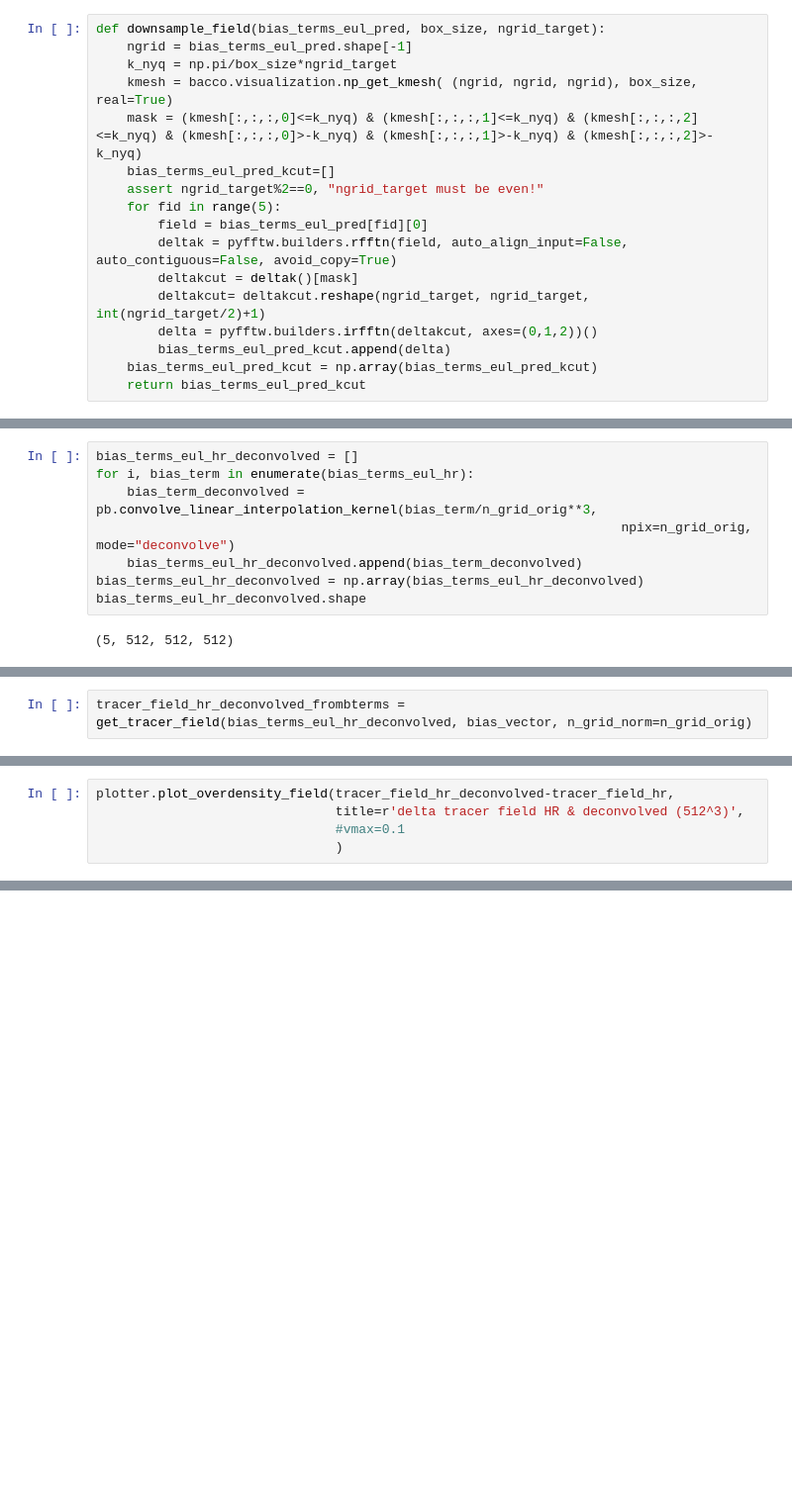
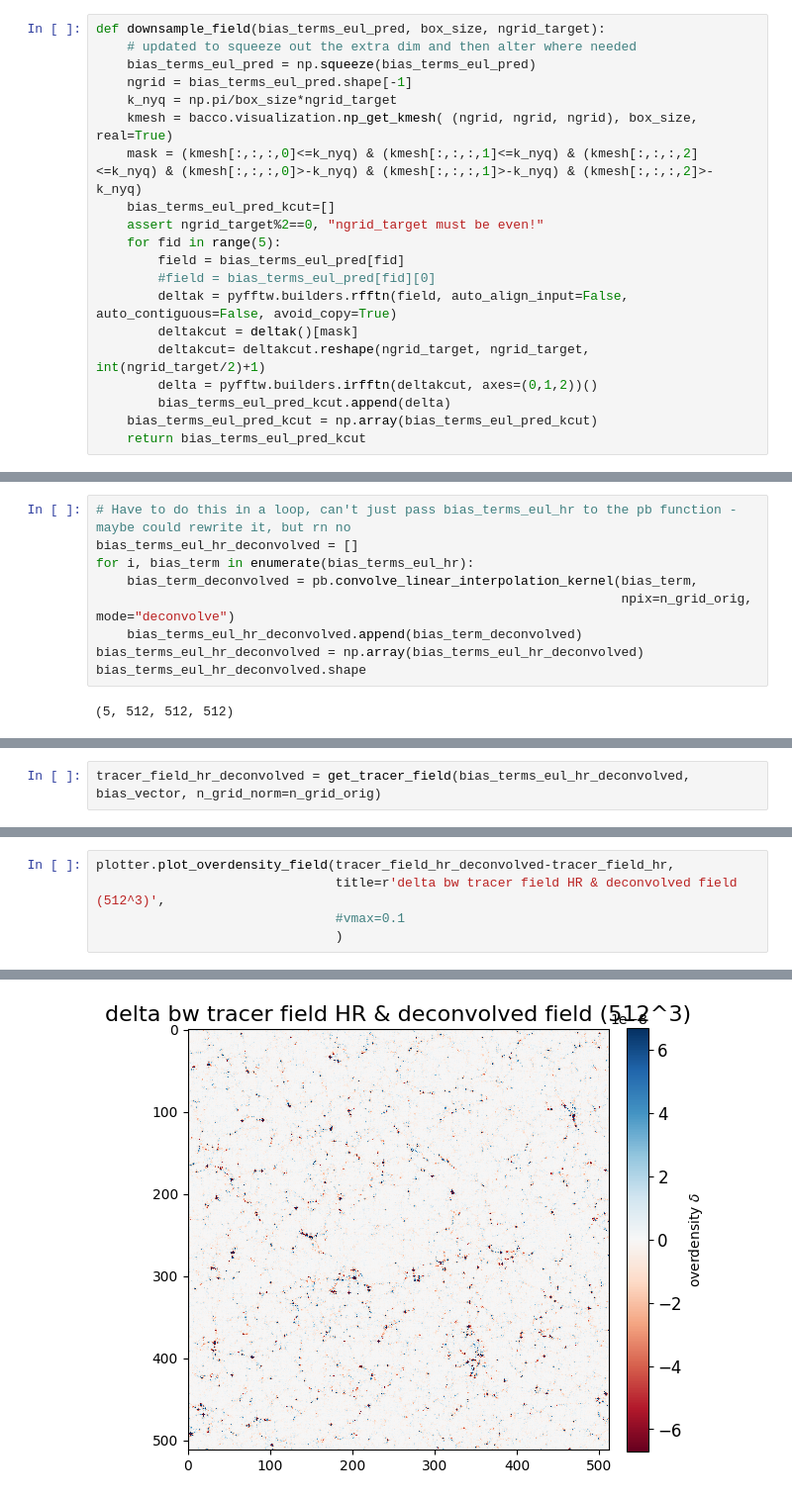
Before and after one commit to kstoreyf/muchisimocks, a Jupyter notebook: notebooks/2024-07-09_muchisimocks_deconvolution.ipynb, the cells around one changed output, grey strips where cells are left out. Shown at 99% size. Cells and saved outputs as stored; diff of their text form; blank space fills up the shorter version.

```diff
--- a/notebooks/2024-07-09_muchisimocks_deconvolution.ipynb
+++ b/notebooks/2024-07-09_muchisimocks_deconvolution.ipynb
@@ -308,6 +308,8 @@ bias_terms_eul_hr.shape
 (5, 512, 512, 512)
 # %%
 def downsample_field(bias_terms_eul_pred, box_size, ngrid_target):
+    # updated to squeeze out the extra dim and then alter where needed
+    bias_terms_eul_pred = np.squeeze(bias_terms_eul_pred)
     ngrid = bias_terms_eul_pred.shape[-1]
     k_nyq = np.pi/box_size*ngrid_target
     kmesh = bacco.visualization.np_get_kmesh( (ngrid, ngrid, ngrid), box_size, real=True)
@@ -315,7 +317,8 @@ def downsample_field(bias_terms_eul_pred, box_size, ngrid_target):
     bias_terms_eul_pred_kcut=[]
     assert ngrid_target%2==0, "ngrid_target must be even!"
     for fid in range(5):
-        field = bias_terms_eul_pred[fid][0]
+        field = bias_terms_eul_pred[fid]
+        #field = bias_terms_eul_pred[fid][0]
         deltak = pyfftw.builders.rfftn(field, auto_align_input=False, auto_contiguous=False, avoid_copy=True)
         deltakcut = deltak()[mask]
         deltakcut= deltakcut.reshape(ngrid_target, ngrid_target, int(ngrid_target/2)+1)
@@ -603,7 +601,8 @@ tracer_field_deconvolved = pb.convolve_linear_interpolation_kernel(tracer_field,
 # %%
+# Have to do this in a loop, can't just pass bias_terms_eul_hr to the pb function - maybe could rewrite it, but rn no
 bias_terms_eul_hr_deconvolved = []
 for i, bias_term in enumerate(bias_terms_eul_hr):
-    bias_term_deconvolved = pb.convolve_linear_interpolation_kernel(bias_term/n_grid_orig**3,
+    bias_term_deconvolved = pb.convolve_linear_interpolation_kernel(bias_term,
                                                                     npix=n_grid_orig, mode="deconvolve")
     bias_terms_eul_hr_deconvolved.append(bias_term_deconvolved)
 bias_terms_eul_hr_deconvolved = np.array(bias_terms_eul_hr_deconvolved)
@@ -626,3 +623,3 @@ bias_terms_hr_deconvolved_together = pb.convolve_linear_interpolation_kernel(bia
 # %%
-tracer_field_hr_deconvolved_frombterms = get_tracer_field(bias_terms_eul_hr_deconvolved, bias_vector, n_grid_norm=n_grid_orig)
+tracer_field_hr_deconvolved = get_tracer_field(bias_terms_eul_hr_deconvolved, bias_vector, n_grid_norm=n_grid_orig)
 # %%
@@ -698,5 +644,6 @@ plotter.plot_overdensity_field(tracer_field_hr_deconvolved, title=r'Tracer field
 # %%
 plotter.plot_overdensity_field(tracer_field_hr_deconvolved-tracer_field_hr,
-                               title=r'delta tracer field HR & deconvolved (512^3)',
+                               title=r'delta bw tracer field HR & deconvolved field (512^3)',
                                #vmax=0.1
                                )
+# %% [output]
@@ -703,3 +652,4 @@ plotter.plot_overdensity_field(tracer_field_hr_deconvolved-tracer_field_hr,
+[figure, added]
 # %%
 pk_obj_mesh_fromdisp_tracer_hr_fielddeconvolved = bacco.statistics.compute_crossspectrum_twogrids(
                     grid1=tracer_field_hr_deconvolved,
```
Also changed, not shown: parts of 31 cells of this notebook.
